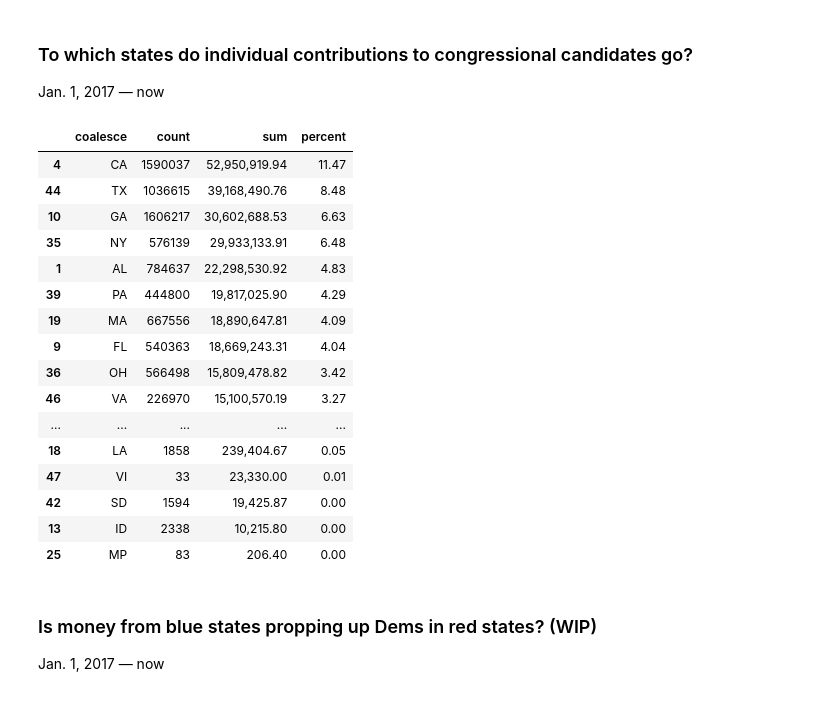
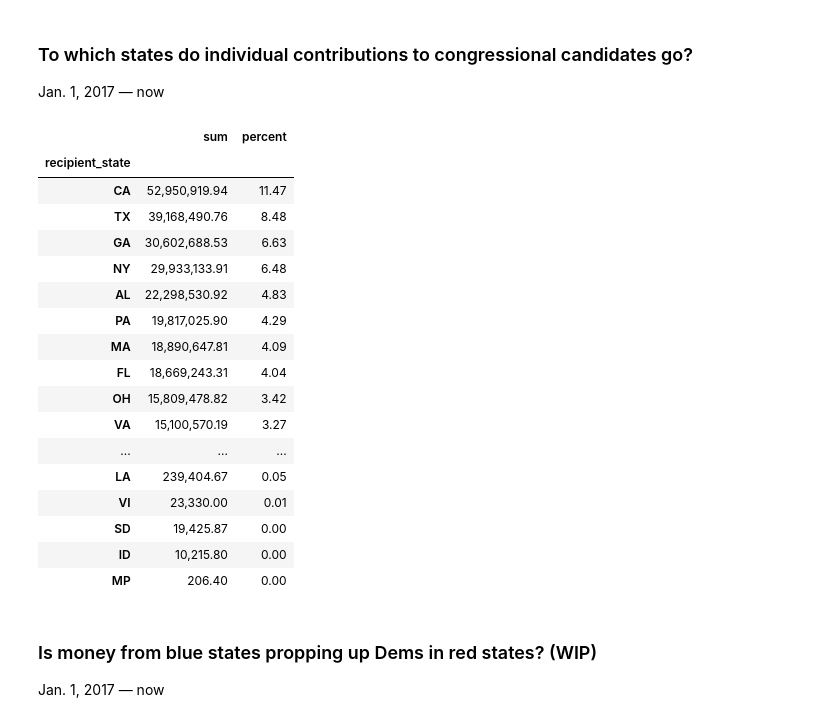
Before and after one commit to PublicI/actblue-analysis, a Jupyter notebook: analysis.ipynb, the cells around one changed output. Saved outputs shown, nothing was run; the diff lists cells and outputs as text; code cells hidden in the pictures.

```diff
--- a/analysis.ipynb
+++ b/analysis.ipynb
@@ -892,41 +920,31 @@ actblue_states.to_csv('data/states.csv')
 # %% [markdown]
 ### To which states do individual contributions to congressional candidates go?
 Jan. 1, 2017 — now
-# %%
-actblue_recipient_states = read_or_save(
-    'actblue_recipient_states',
-    lambda: pd.read_sql("""
-    SELECT coalesce(beneficiary_candidate_state,cand_office_st),
-           count(*),
-           sum(contribution_amount)
-    FROM actblue_contribs
-    WHERE extract(YEAR FROM contribution_date) >= 2017
-    and cand_office in ('H','S')
-    GROUP BY coalesce(beneficiary_candidate_state,cand_office_st)
-    """, con=conn)
-)
-
-actblue_recipient_states['percent'] = actblue_recipient_states['sum']/actblue_recipient_states['sum'].sum()*100
-
-actblue_recipient_states.sort_values(by=['sum'], ascending=False)
-# %% [output]
-|  | coalesce | count | sum | percent |
-| 4 | CA | 1590037 | 52,950,919.94 | 11.47 |
-| 44 | TX | 1036615 | 39,168,490.76 | 8.48 |
-| 10 | GA | 1606217 | 30,602,688.53 | 6.63 |
-| 35 | NY | 576139 | 29,933,133.91 | 6.48 |
-| 1 | AL | 784637 | 22,298,530.92 | 4.83 |
-| 39 | PA | 444800 | 19,817,025.90 | 4.29 |
-| 19 | MA | 667556 | 18,890,647.81 | 4.09 |
-| 9 | FL | 540363 | 18,669,243.31 | 4.04 |
-| 36 | OH | 566498 | 15,809,478.82 | 3.42 |
-| 46 | VA | 226970 | 15,100,570.19 | 3.27 |
-| ... | ... | ... | ... | ... |
-| 18 | LA | 1858 | 239,404.67 | 0.05 |
-| 47 | VI | 33 | 23,330.00 | 0.01 |
-| 42 | SD | 1594 | 19,425.87 | 0.00 |
-| 13 | ID | 2338 | 10,215.80 | 0.00 |
-| 25 | MP | 83 | 206.40 | 0.00 |
+# %%
+actblue_recipient_states = actblue_states.groupby(actblue_states['recipient_state']).agg({'sum': 'sum'})
+
+actblue_recipient_states['percent'] = actblue_recipient_states['sum']/actblue_recipient_states['sum'].sum()*100
+
+actblue_recipient_states.sort_values(by=['percent'], ascending=False)
+# %% [output]
+|  | sum | percent |
+| recipient_state |  |  |
+| CA | 52,950,919.94 | 11.47 |
+| TX | 39,168,490.76 | 8.48 |
+| GA | 30,602,688.53 | 6.63 |
+| NY | 29,933,133.91 | 6.48 |
+| AL | 22,298,530.92 | 4.83 |
+| PA | 19,817,025.90 | 4.29 |
+| MA | 18,890,647.81 | 4.09 |
+| FL | 18,669,243.31 | 4.04 |
+| OH | 15,809,478.82 | 3.42 |
+| VA | 15,100,570.19 | 3.27 |
+| ... | ... | ... |
+| LA | 239,404.67 | 0.05 |
+| VI | 23,330.00 | 0.01 |
+| SD | 19,425.87 | 0.00 |
+| ID | 10,215.80 | 0.00 |
+| MP | 206.40 | 0.00 |
 # %% [markdown]
 ### Is money from blue states propping up Dems in red states? (WIP)
 Jan. 1, 2017 — now
```
Also changed, not shown: parts of 12 cells of this notebook, 6 other files.
